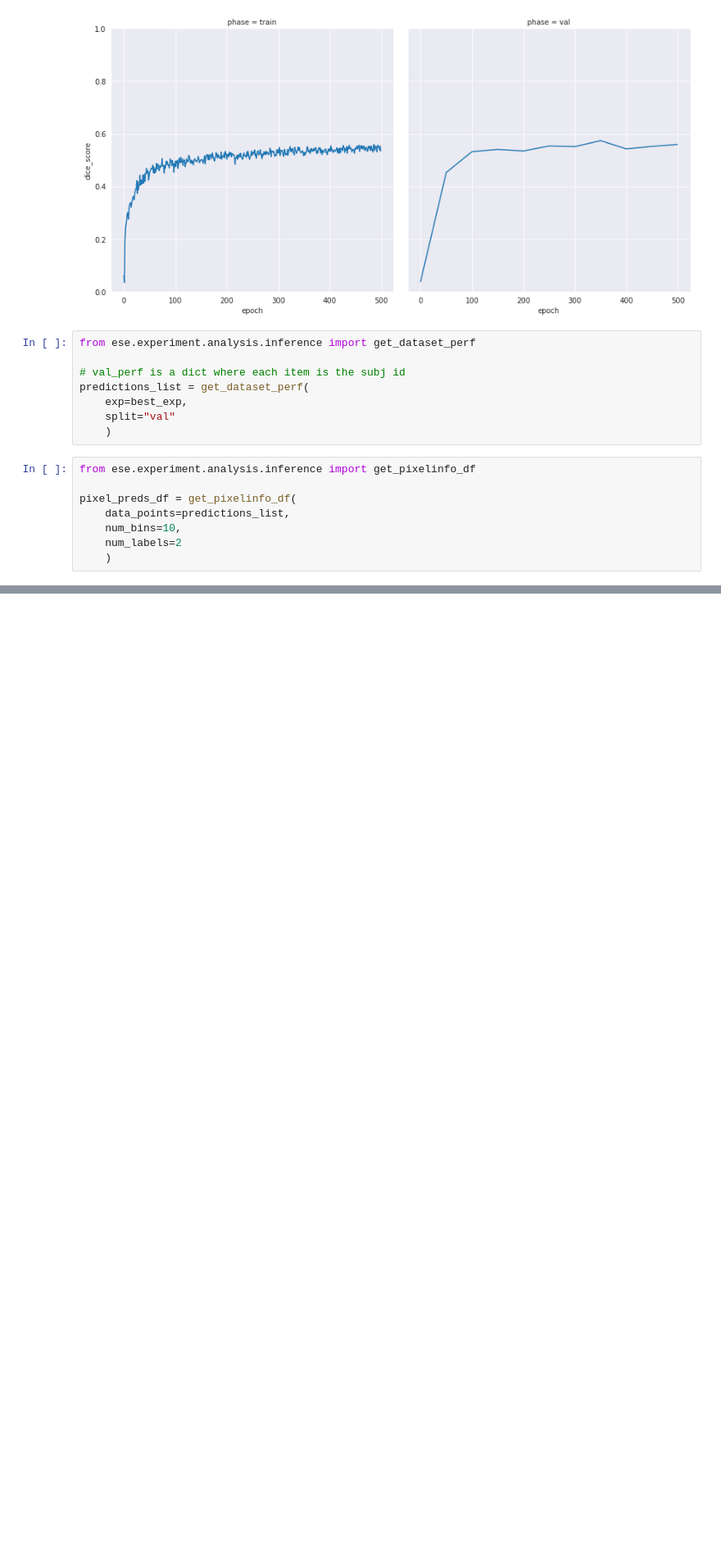
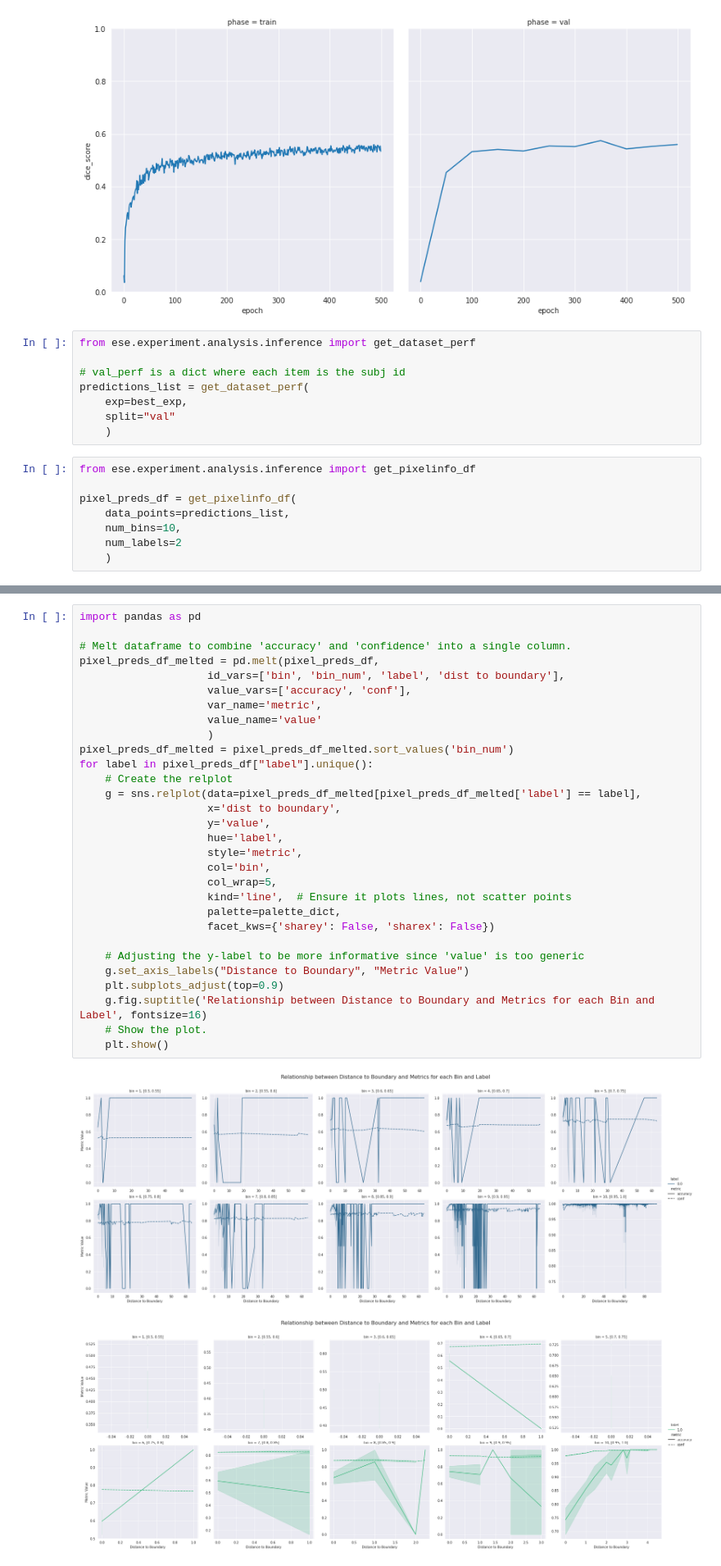
Before and after one commit to VictorButoi/ESE, a Jupyter notebook: notebooks/err_analysis/Viz_Err_WMH.ipynb, the cells around one changed output, grey strips where cells are left out. Shown at 82% size. Drawn from its saved outputs; the diff is of its cells as text; blank space fills up the shorter version.

```diff
--- a/notebooks/err_analysis/Viz_Err_WMH.ipynb
+++ b/notebooks/err_analysis/Viz_Err_WMH.ipynb
@@ -106,0 +82,33 @@ Text(0.5, 0.98, 'WMH Confidence vs. Accuracy per Bin')
+# %%
+import pandas as pd
+
+# Melt dataframe to combine 'accuracy' and 'confidence' into a single column.
+pixel_preds_df_melted = pd.melt(pixel_preds_df,
+                    id_vars=['bin', 'bin_num', 'label', 'dist to boundary'],
+                    value_vars=['accuracy', 'conf'],
+                    var_name='metric',
+                    value_name='value'
+                    )
+pixel_preds_df_melted = pixel_preds_df_melted.sort_values('bin_num')
+for label in pixel_preds_df["label"].unique():
+    # Create the relplot
+    g = sns.relplot(data=pixel_preds_df_melted[pixel_preds_df_melted['label'] == label],
+                    x='dist to boundary',
+                    y='value',
+                    hue='label',
+                    style='metric',
+                    col='bin',
+                    col_wrap=5,
+                    kind='line',  # Ensure it plots lines, not scatter points
+                    palette=palette_dict,
+                    facet_kws={'sharey': False, 'sharex': False})
+
+    # Adjusting the y-label to be more informative since 'value' is too generic
+    g.set_axis_labels("Distance to Boundary", "Metric Value")
+    plt.subplots_adjust(top=0.9)
+    g.fig.suptitle('Relationship between Distance to Boundary and Metrics for each Bin and Label', fontsize=16)
+    # Show the plot.
+    plt.show()
+# %% [output]
+[figure, added]
+[figure, added]
```
Also changed, not shown: parts of 4 cells of this notebook, 2 other files.
